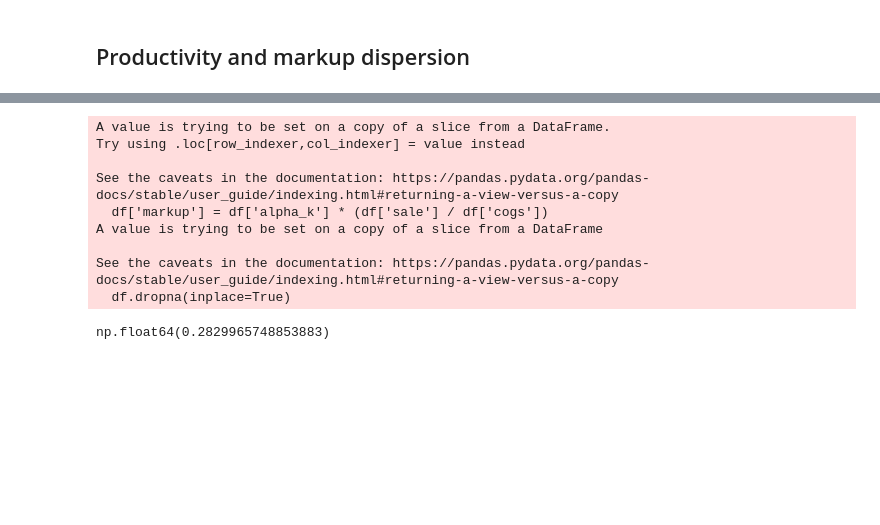
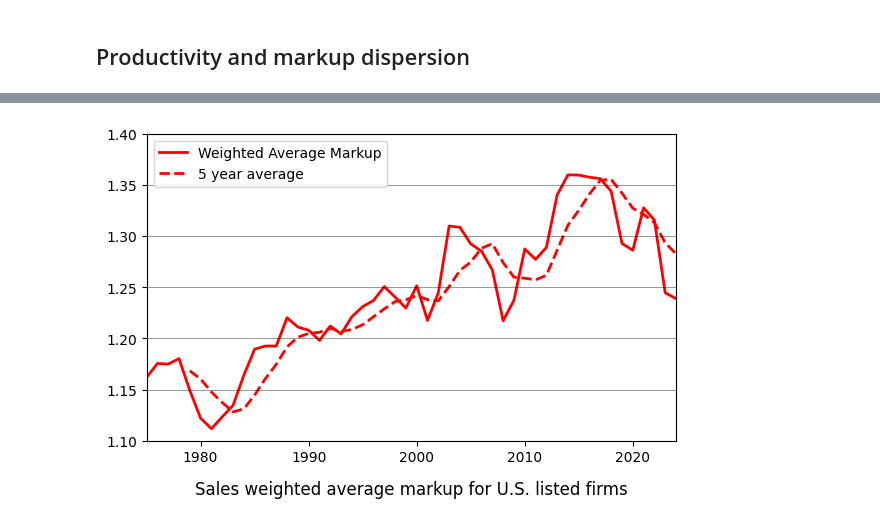
Before and after one commit to ollie-gregory/dynamism_and_productivity_growth, a Jupyter notebook: notebooks/analysis.ipynb, the cells around one changed output, grey strips where cells are left out. Drawn from its saved outputs; the diff is of its cells as text; code cells hidden in the pictures; blank space fills up the shorter version.

Commit message:
make productivity dispersion plots

```diff
--- a/notebooks/analysis.ipynb
+++ b/notebooks/analysis.ipynb
@@ -228,22 +176,49 @@ Successfully processed 557 industries
 # %%
-df = pd.merge(compustat[['company_id', 'year', 'sale', 'cogs']], productivity_df[['company_id', 'year', 'alpha_k']], on=['company_id', 'year'], how='left')
+df = pd.read_csv("../data/markup_and_productivity.csv")
 # %%
-df['markup'] = df['alpha_k'] * (df['sale'] / df['cogs'])
+# Calculate weighted average markup by year (weighted by sales)
+weighted_avg_markup = df.groupby('year').apply(
+    lambda x: (x['markup'] * x['sale']).sum() / x['sale'].sum(),
+    include_groups=False
+)
 
-df.dropna(inplace=True)
+# reset index and call column 'weighted_avg_markup'
+weighted_avg_markup = weighted_avg_markup.reset_index(name='weighted_avg_markup')
 
-df = df[df['markup'] > 0]
-df = df[df['markup'] < 10]
+plot_df = weighted_avg_markup[weighted_avg_markup['year'] >= 1975].copy()
 
-df['markup'].mean()
+fig, ax = plt.subplots(figsize=(6, 4))
+
+ax.plot(plot_df['year'], plot_df['weighted_avg_markup'], 'r-', label='Weighted Average Markup', linewidth=2)
+ax.plot(plot_df['year'], plot_df['weighted_avg_markup'].rolling(5, min_periods=5).mean(), 'r--', label="5 year average",linewidth=2,)
+
+ax.set_ylim(1.1, 1.4)
+ax.set_xlim(min(plot_df['year']), max(plot_df['year']))
+ax.grid(True, axis='y', linestyle='-', alpha=0.2)
+ax.legend(loc='upper left')
+
+# Add horizontal lines at specific y-values
+ax.axhline(y=1.15, color='black', linestyle='-', alpha=0.5, linewidth=0.5)
+ax.axhline(y=1.20, color='black', linestyle='-', alpha=0.5, linewidth=0.5)
+ax.axhline(y=1.25, color='black', linestyle='-', alpha=0.5, linewidth=0.5)
+ax.axhline(y=1.30, color='black', linestyle='-', alpha=0.5, linewidth=0.5)
+ax.axhline(y=1.35, color='black', linestyle='-', alpha=0.5, linewidth=0.5)
+
+# Add labels and title
+ax.set_xlabel('', fontsize=12)
+ax.set_ylabel('', fontsize=12)
+ax.set_title('Sales weighted average markup for U.S. listed firms', fontsize=12, loc='center', y=-0.2)
+
+# Add source note
+# fig.text(0.5, -0.05, '(Compustat data, estimates from De Loecker, Eeckhout, Unger 2020)',
+#            ha='center', fontsize=10)
+
+# Format x-axis with decades
+ax.xaxis.set_major_locator(ticker.MultipleLocator(10))
+ax.xaxis.set_major_formatter(ticker.FormatStrFormatter('%d'))
+
+fig.tight_layout()
+
+plt.show()
 # %% [output]
-A value is trying to be set on a copy of a slice from a DataFrame.
-Try using .loc[row_indexer,col_indexer] = value instead
-
-See the caveats in the documentation: https://pandas.pydata.org/pandas-docs/stable/user_guide/indexing.html#returning-a-view-versus-a-copy
-  df['markup'] = df['alpha_k'] * (df['sale'] / df['cogs'])
-A value is trying to be set on a copy of a slice from a DataFrame
-
-See the caveats in the documentation: https://pandas.pydata.org/pandas-docs/stable/user_guide/indexing.html#returning-a-view-versus-a-copy
-  df.dropna(inplace=True)
-np.float64(0.2829965748853883)
+[figure, added]
```
Also changed, not shown: parts of 9 cells of this notebook, 8 other files.
